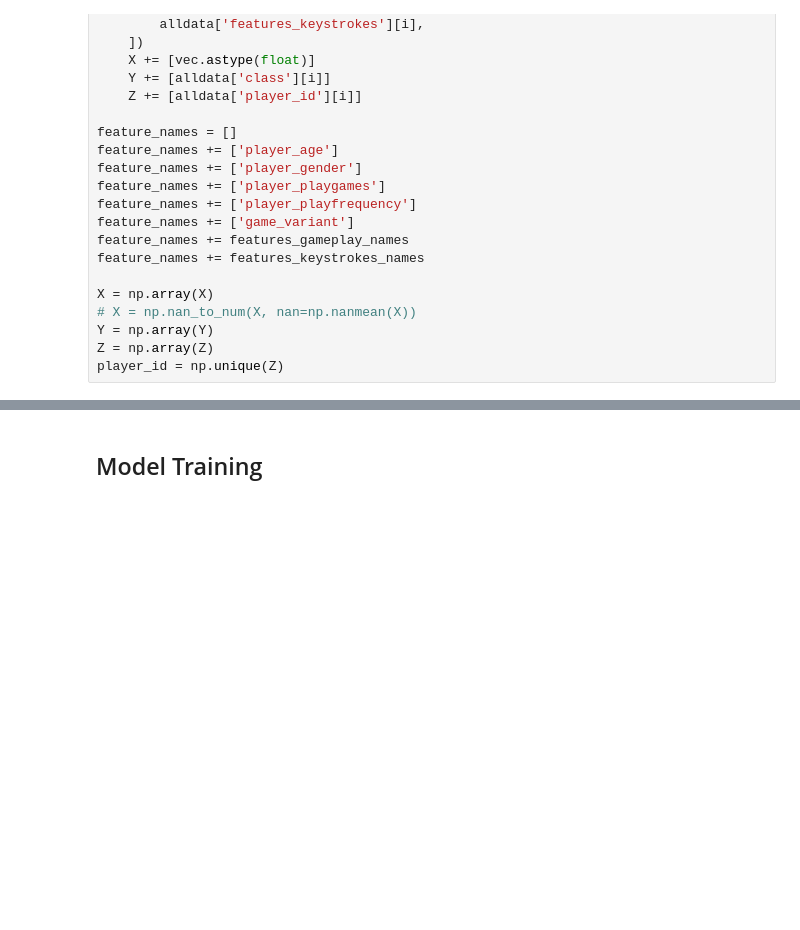
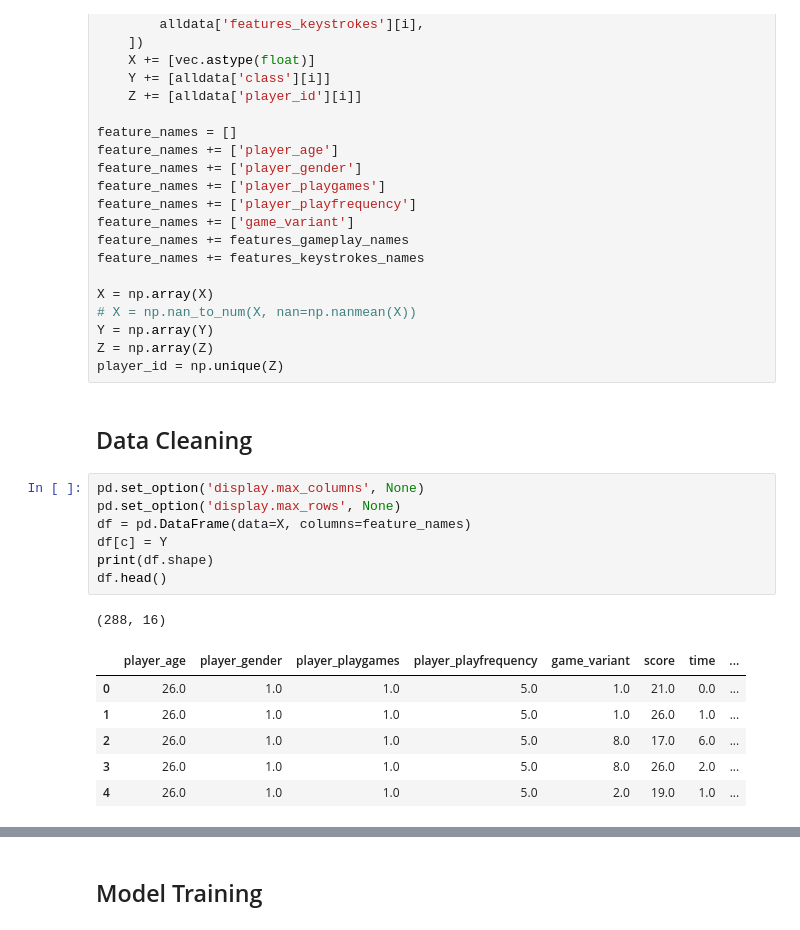
Before and after one commit to TasnimSyamim/Maze-Ball-Player-Modeling, a Jupyter notebook: AIGame_Assigment_3.ipynb, the cells around one changed output, grey strips where cells are left out. Saved outputs shown, nothing was run; the diff lists cells and outputs as text; blank space fills up the shorter version.

```diff
--- a/AIGame_Assigment_3.ipynb
+++ b/AIGame_Assigment_3.ipynb
@@ -749,3 +748,20 @@ X = np.array(X)
 Y = np.array(Y)
 Z = np.array(Z)
 player_id = np.unique(Z)
+# %% [markdown]
+## Data Cleaning
+# %%
+pd.set_option('display.max_columns', None)
+pd.set_option('display.max_rows', None)
+df = pd.DataFrame(data=X, columns=feature_names)
+df[c] = Y
+print(df.shape)
+df.head()
+# %% [output]
+(288, 16)
+|  | player_age | player_gender | player_playgames | player_playfrequency | game_variant | score | time | ... |
+| 0 | 26.0 | 1.0 | 1.0 | 5.0 | 1.0 | 21.0 | 0.0 | ... |
+| 1 | 26.0 | 1.0 | 1.0 | 5.0 | 1.0 | 26.0 | 1.0 | ... |
+| 2 | 26.0 | 1.0 | 1.0 | 5.0 | 8.0 | 17.0 | 6.0 | ... |
+| 3 | 26.0 | 1.0 | 1.0 | 5.0 | 8.0 | 26.0 | 2.0 | ... |
+| 4 | 26.0 | 1.0 | 1.0 | 5.0 | 2.0 | 19.0 | 1.0 | ... |
```
Also changed, not shown: parts of 13 cells of this notebook.
